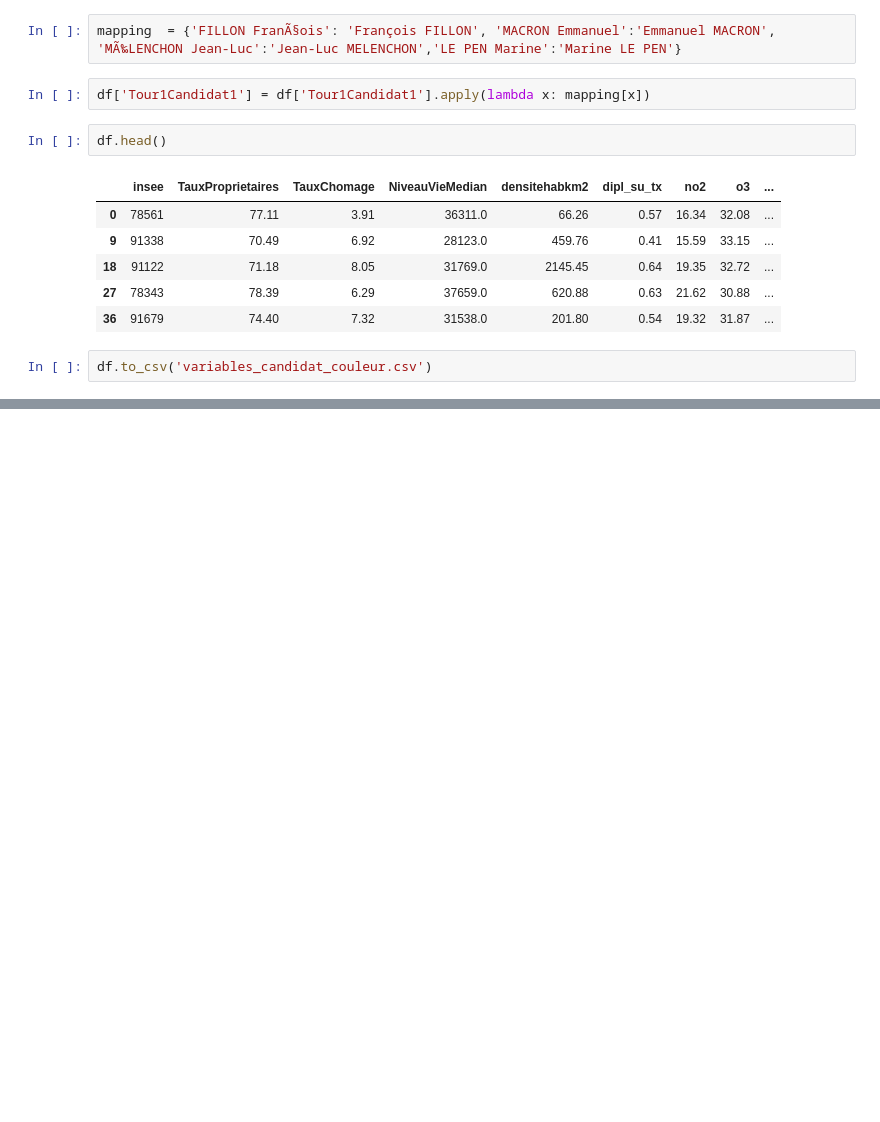
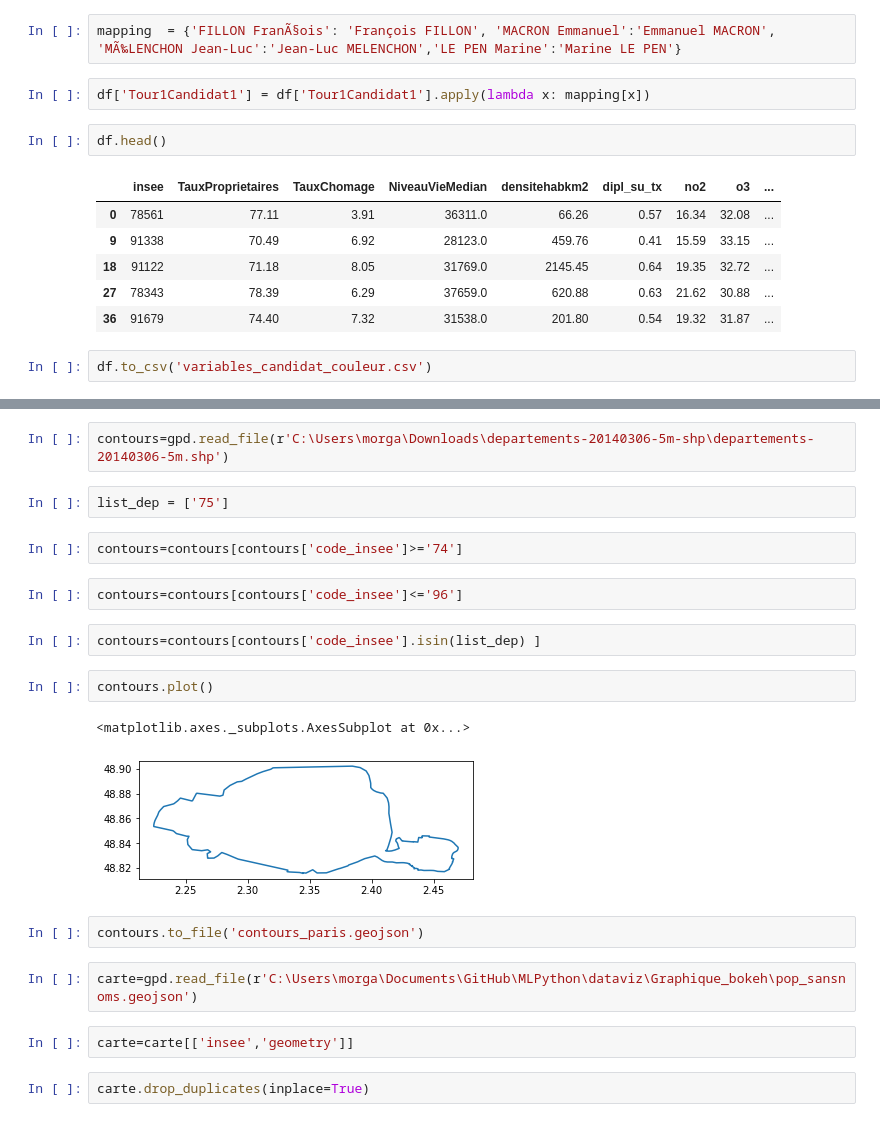
Before and after one commit to cerezamo/dataviz, a Jupyter notebook: Untitled1.ipynb, the cells around one changed output, grey strips where cells are left out. Cells and saved outputs as stored; diff of their text form; blank space fills up the shorter version.

```diff
--- a/Untitled1.ipynb
+++ b/Untitled1.ipynb
@@ -50,0 +55,23 @@ df.to_csv('variables_candidat_couleur.csv')
+# %%
+contours=gpd.read_file(r'C:\Users\morga\Downloads\departements-20140306-5m-shp\departements-20140306-5m.shp')
+# %%
+list_dep = ['75']
+# %%
+contours=contours[contours['code_insee']>='74']
+# %%
+contours=contours[contours['code_insee']<='96']
+# %%
+contours=contours[contours['code_insee'].isin(list_dep) ]
+# %%
+contours.plot()
+# %% [output]
+<matplotlib.axes._subplots.AxesSubplot at 0x...>
+[figure, added]
+# %%
+contours.to_file('contours_paris.geojson')
+# %%
+carte=gpd.read_file(r'C:\Users\morga\Documents\GitHub\MLPython\dataviz\Graphique_bokeh\pop_sansnoms.geojson')
+# %%
+carte=carte[['insee','geometry']]
+# %%
+carte.drop_duplicates(inplace=True)
```
Also changed, not shown: parts of 17 cells of this notebook, 27 other files.
